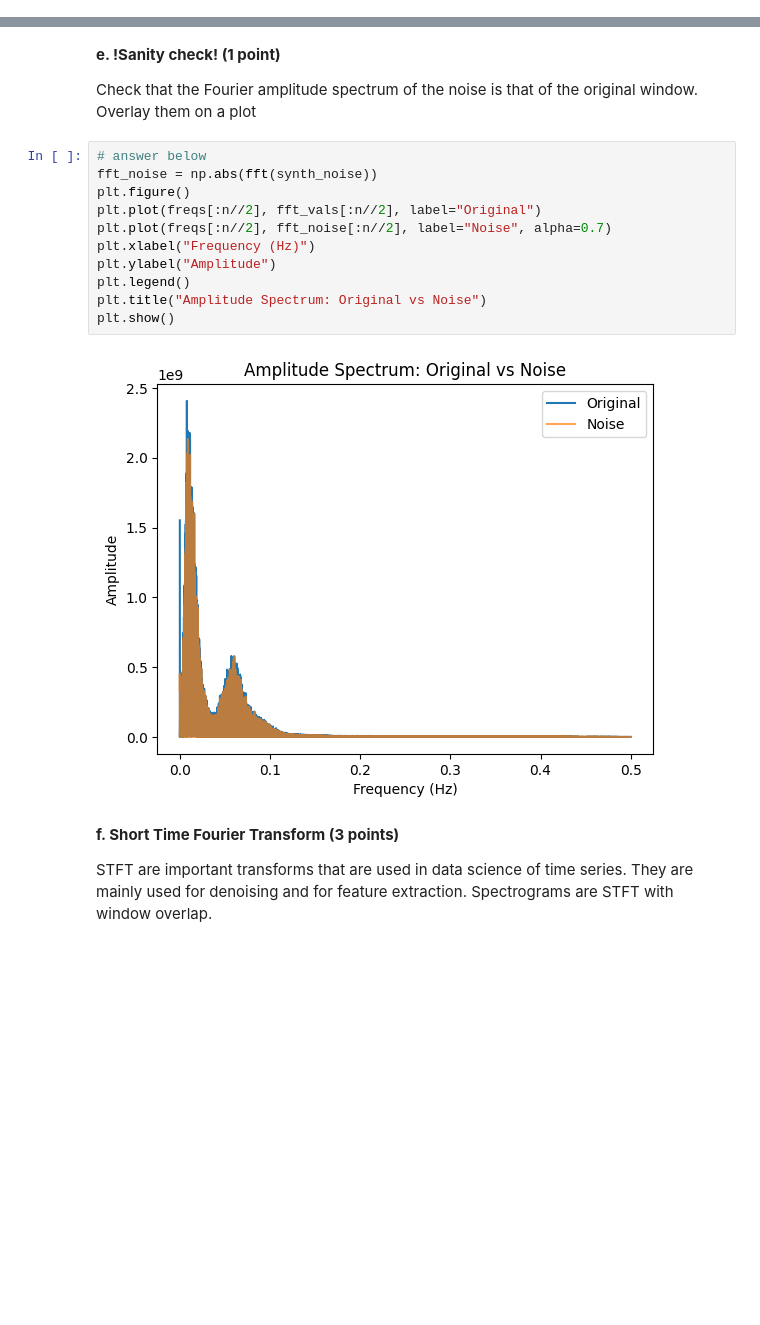
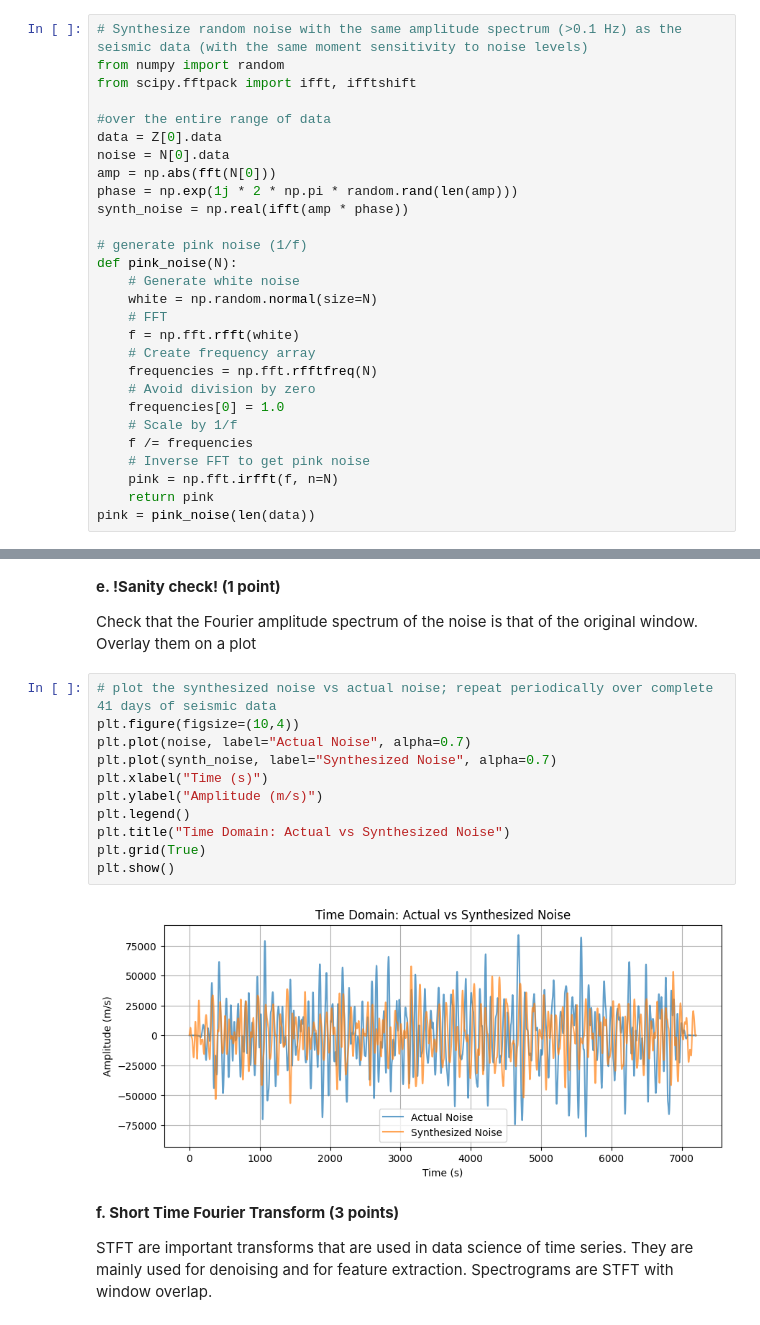
Before and after one commit to nicole-m-aikin/MLGeo23_NicoleAikin, a Jupyter notebook: HW3.ipynb, the cells around one changed output, grey strips where cells are left out. Saved outputs shown, nothing was run; the diff lists cells and outputs as text; blank space fills up the shorter version.

```diff
--- a/HW3.ipynb
+++ b/HW3.ipynb
@@ -146,0 +325,28 @@ synth_noise = np.real(ifft(amp * phase))
+# %%
+# Synthesize random noise with the same amplitude spectrum (>0.1 Hz) as the seismic data (with the same moment sensitivity to noise levels)
+from numpy import random
+from scipy.fftpack import ifft, ifftshift
+
+#over the entire range of data
+data = Z[0].data
+noise = N[0].data
+amp = np.abs(fft(N[0]))
+phase = np.exp(1j * 2 * np.pi * random.rand(len(amp)))
+synth_noise = np.real(ifft(amp * phase))
+
+# generate pink noise (1/f)
+def pink_noise(N):
+    # Generate white noise
+    white = np.random.normal(size=N)
+    # FFT
+    f = np.fft.rfft(white)
+    # Create frequency array
+    frequencies = np.fft.rfftfreq(N)
+    # Avoid division by zero
+    frequencies[0] = 1.0
+    # Scale by 1/f
+    f /= frequencies
+    # Inverse FFT to get pink noise
+    pink = np.fft.irfft(f, n=N)
+    return pink
+pink = pink_noise(len(data))
@@ -149,18 +382,18 @@ synth_noise = np.real(ifft(amp * phase))
 
 Check that the Fourier amplitude spectrum of the noise is that of the original window. Overlay them on a plot
 # %%
-# answer below
-fft_noise = np.abs(fft(synth_noise))
-plt.figure()
-plt.plot(freqs[:n//2], fft_vals[:n//2], label="Original")
-plt.plot(freqs[:n//2], fft_noise[:n//2], label="Noise", alpha=0.7)
-plt.xlabel("Frequency (Hz)")
-plt.ylabel("Amplitude")
+# plot the synthesized noise vs actual noise; repeat periodically over complete 41 days of seismic data
+plt.figure(figsize=(10,4))
+plt.plot(noise, label="Actual Noise", alpha=0.7)
+plt.plot(synth_noise, label="Synthesized Noise", alpha=0.7)
+plt.xlabel("Time (s)")
+plt.ylabel("Amplitude (m/s)")
 plt.legend()
-plt.title("Amplitude Spectrum: Original vs Noise")
+plt.title("Time Domain: Actual vs Synthesized Noise")
+plt.grid(True)
 plt.show()
 # %% [output]
-[figure, old version]
+[figure, new version]
 # %% [markdown]
 **f. Short Time Fourier Transform (3 points)**
 
```
Also changed, not shown: parts of 48 cells of this notebook.
